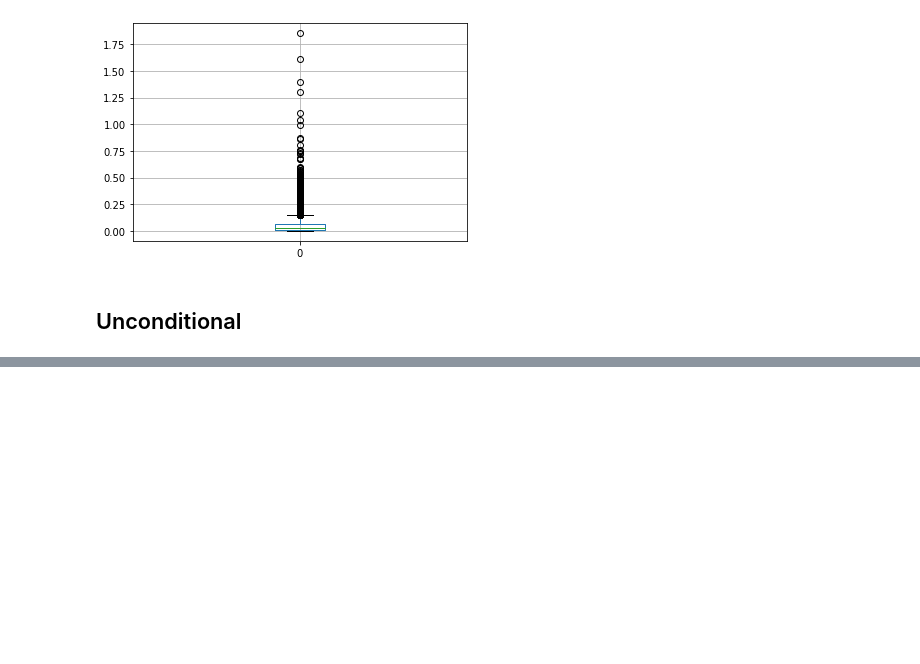
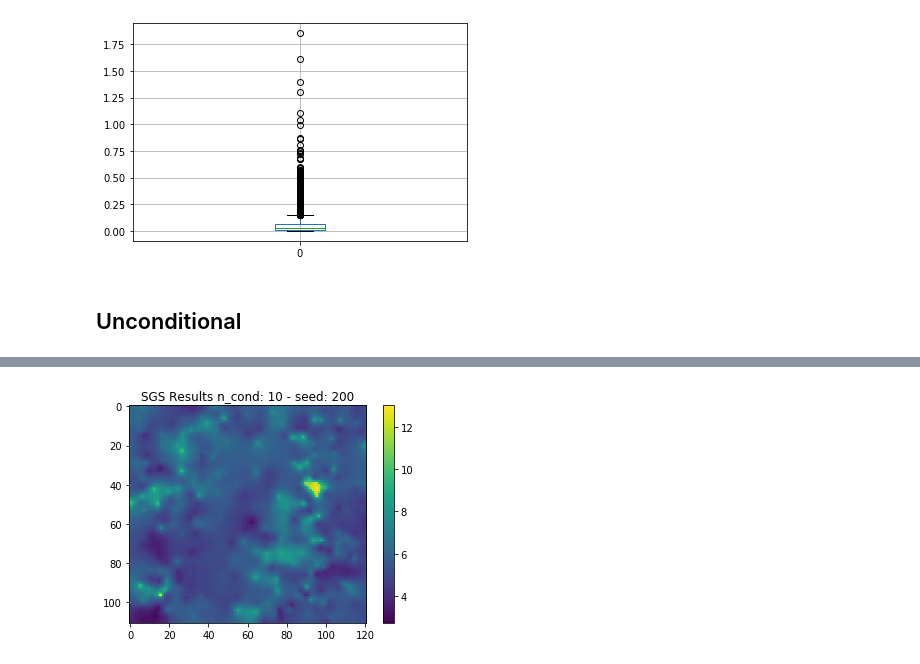
Before and after one commit to sazuluagaz/Geostatistics_Project, a Jupyter notebook: SGS_code_Jimmy_external_data.ipynb, the cells around one changed output, grey strips where cells are left out. Cells and saved outputs as stored; diff of their text form; code cells hidden in the pictures; blank space fills up the shorter version.

```diff
--- a/SGS_code_Jimmy_external_data.ipynb
+++ b/SGS_code_Jimmy_external_data.ipynb
@@ -693,0 +578,19 @@ max        1.853078
+# %%
+#Back to original values of the data after SGS
+sgs_unconditional = np.zeros((interpolation_sgs_un.shape[0], interpolation_sgs_un.shape[1]))
+for i in range(interpolation_sgs_un.shape[0]):
+    for j in range(interpolation_sgs_un.shape[1]):
+        inter_normal = sp.interpolate.interp1d(values_cdf_normal,cdf_normal)
+        cdf_value = inter_normal(interpolation_sgs_un[i,j])
+        inter = sp.interpolate.interp1d(cdf,values_cdf)
+        sgs_unconditional[i,j] = inter(cdf_value)
+# %%
+plt.imshow(sgs_unconditional,
+          origin='lower')
+plt.colorbar()
+plt.gca().invert_yaxis() #invert the y axis because is the nature of the data.
+plt.title('SGS Results n_cond: '+ str(n_cond) + ' - seed: ' + str(seed))
+plt.savefig('16_SGS_map_unconditional_realworld_'+str(seed)+'_'+str(n_cond)+'.png', dpi=300) #save a nice .png of this map.
+plt.show()
+# %% [output]
+[figure, added]
```
Also changed, not shown: parts of 40 cells of this notebook.
